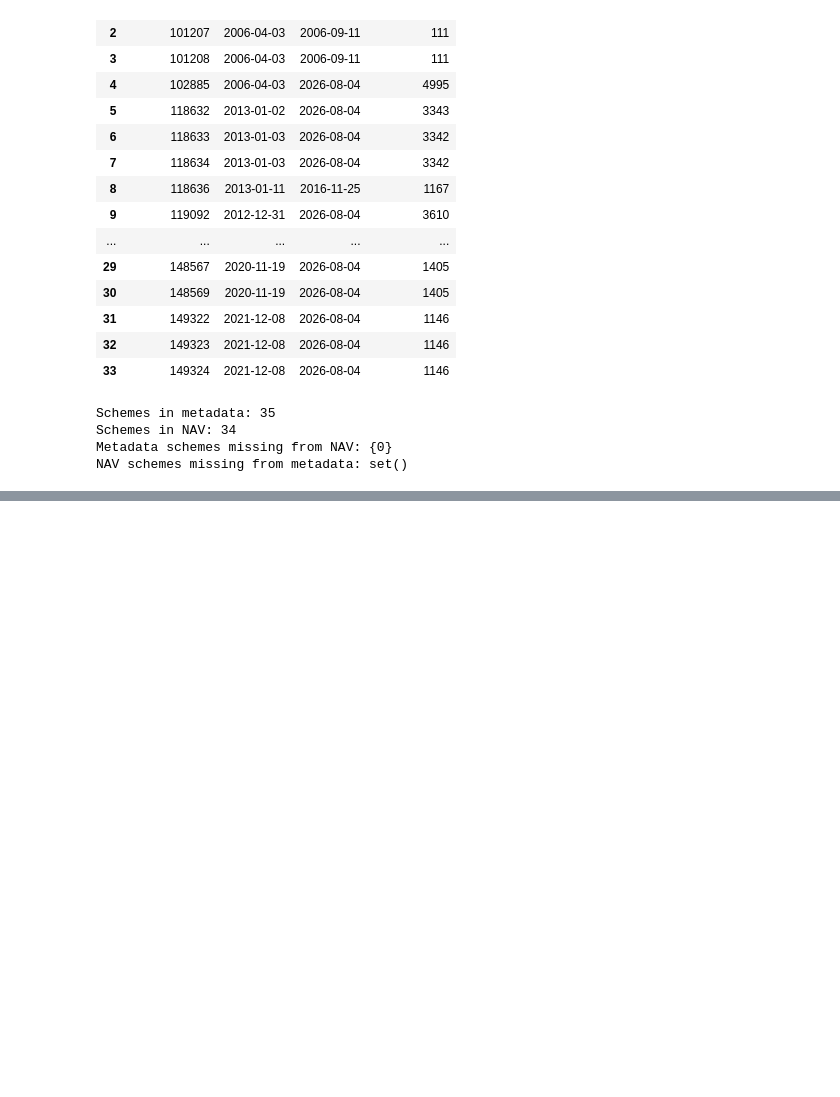
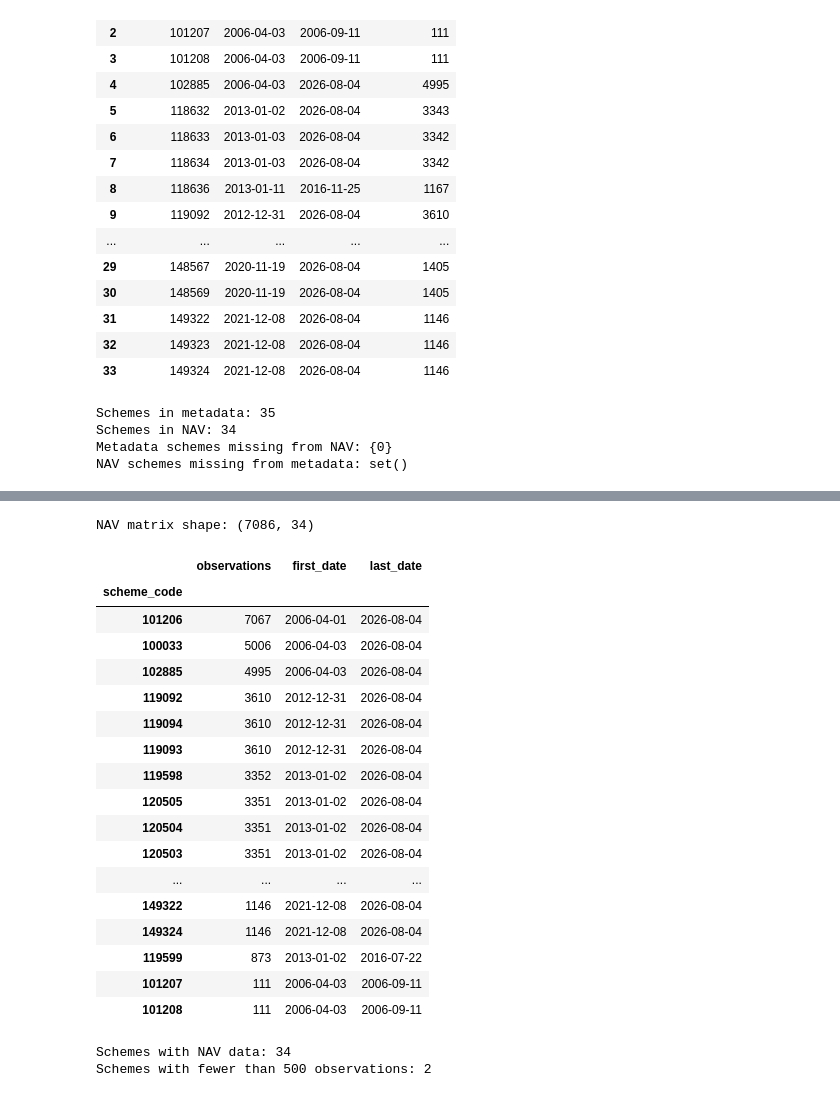
Before and after one commit to VANSHxGIT/CapstoneProject.Mutual_Fund_Analysis, a Jupyter notebook: notebooks/Performance_Analytics.ipynb, the cells around one changed output, grey strips where cells are left out. Saved outputs shown, nothing was run; the diff lists cells and outputs as text; code cells hidden in the pictures; blank space fills up the shorter version.

```diff
--- a/notebooks/Performance_Analytics.ipynb
+++ b/notebooks/Performance_Analytics.ipynb
@@ -265,0 +284,62 @@ nav_history[
+# %%
+# NAV matrix
+nav_matrix = nav_history.pivot_table(
+    index="date",
+    columns="scheme_code",
+    values="nav",
+    aggfunc="last"
+)
+
+nav_matrix = nav_matrix.sort_index()
+
+print("NAV matrix shape:", nav_matrix.shape)
+# %% [output]
+NAV matrix shape: (7086, 34)
+# %%
+# coverage of each scheme
+coverage = pd.DataFrame({
+    "observations": nav_matrix.count(),
+    "first_date": nav_matrix.apply(
+        lambda x: x.first_valid_index()
+    ),
+    "last_date": nav_matrix.apply(
+        lambda x: x.last_valid_index()
+    )
+})
+
+coverage = coverage.sort_values(
+    "observations",
+    ascending=False
+)
+
+display(coverage)
+print(
+    "Schemes with NAV data:",
+    coverage["observations"].gt(0).sum()
+)
+
+print(
+    "Schemes with fewer than 500 observations:",
+    coverage["observations"].lt(500).sum()
+)
+# %% [output]
+|  | observations | first_date | last_date |
+| scheme_code |  |  |  |
+| 101206 | 7067 | 2006-04-01 | 2026-08-04 |
+| 100033 | 5006 | 2006-04-03 | 2026-08-04 |
+| 102885 | 4995 | 2006-04-03 | 2026-08-04 |
+| 119092 | 3610 | 2012-12-31 | 2026-08-04 |
+| 119094 | 3610 | 2012-12-31 | 2026-08-04 |
+| 119093 | 3610 | 2012-12-31 | 2026-08-04 |
+| 119598 | 3352 | 2013-01-02 | 2026-08-04 |
+| 120505 | 3351 | 2013-01-02 | 2026-08-04 |
+| 120504 | 3351 | 2013-01-02 | 2026-08-04 |
+| 120503 | 3351 | 2013-01-02 | 2026-08-04 |
+| ... | ... | ... | ... |
+| 149322 | 1146 | 2021-12-08 | 2026-08-04 |
+| 149324 | 1146 | 2021-12-08 | 2026-08-04 |
+| 119599 | 873 | 2013-01-02 | 2016-07-22 |
+| 101207 | 111 | 2006-04-03 | 2006-09-11 |
+| 101208 | 111 | 2006-04-03 | 2006-09-11 |
+Schemes with NAV data: 34
+Schemes with fewer than 500 observations: 2
```
Also changed, not shown: parts of 3 cells of this notebook.
